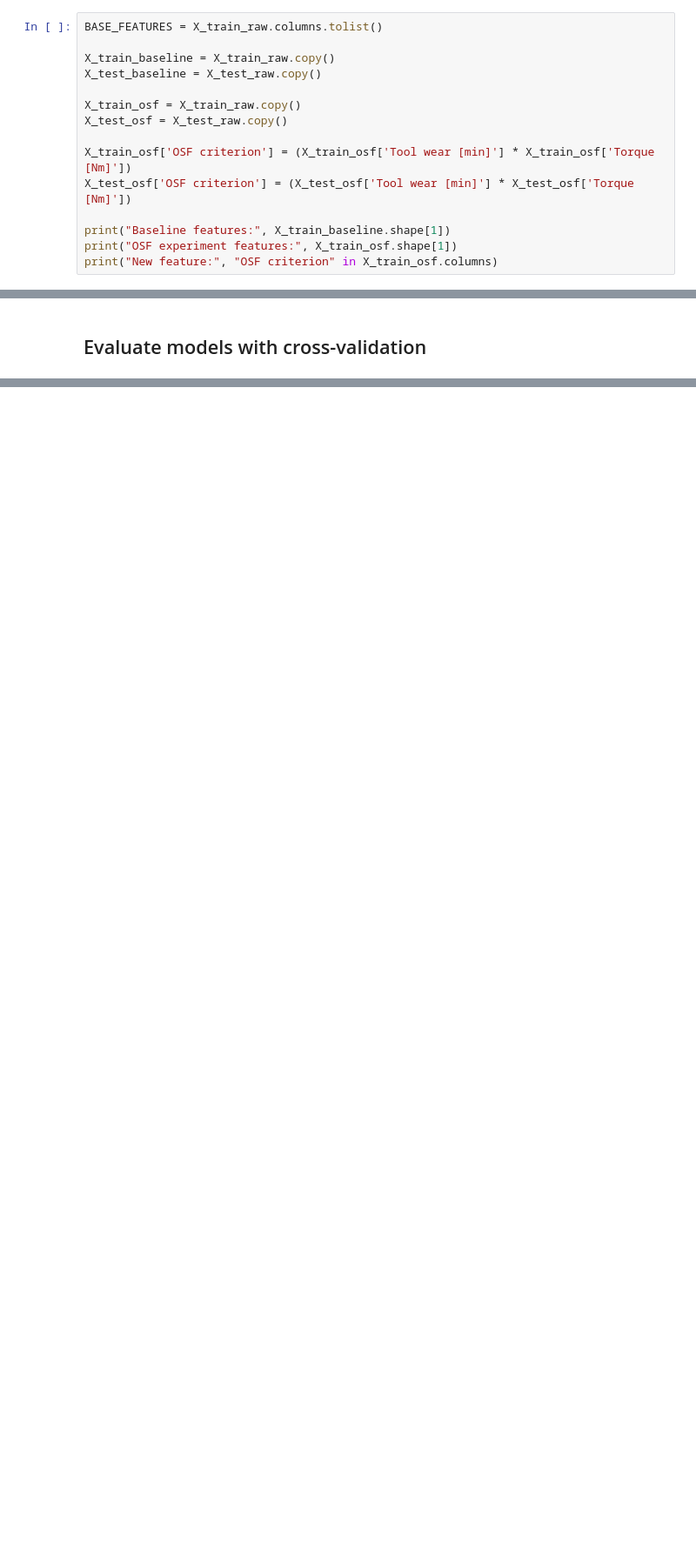
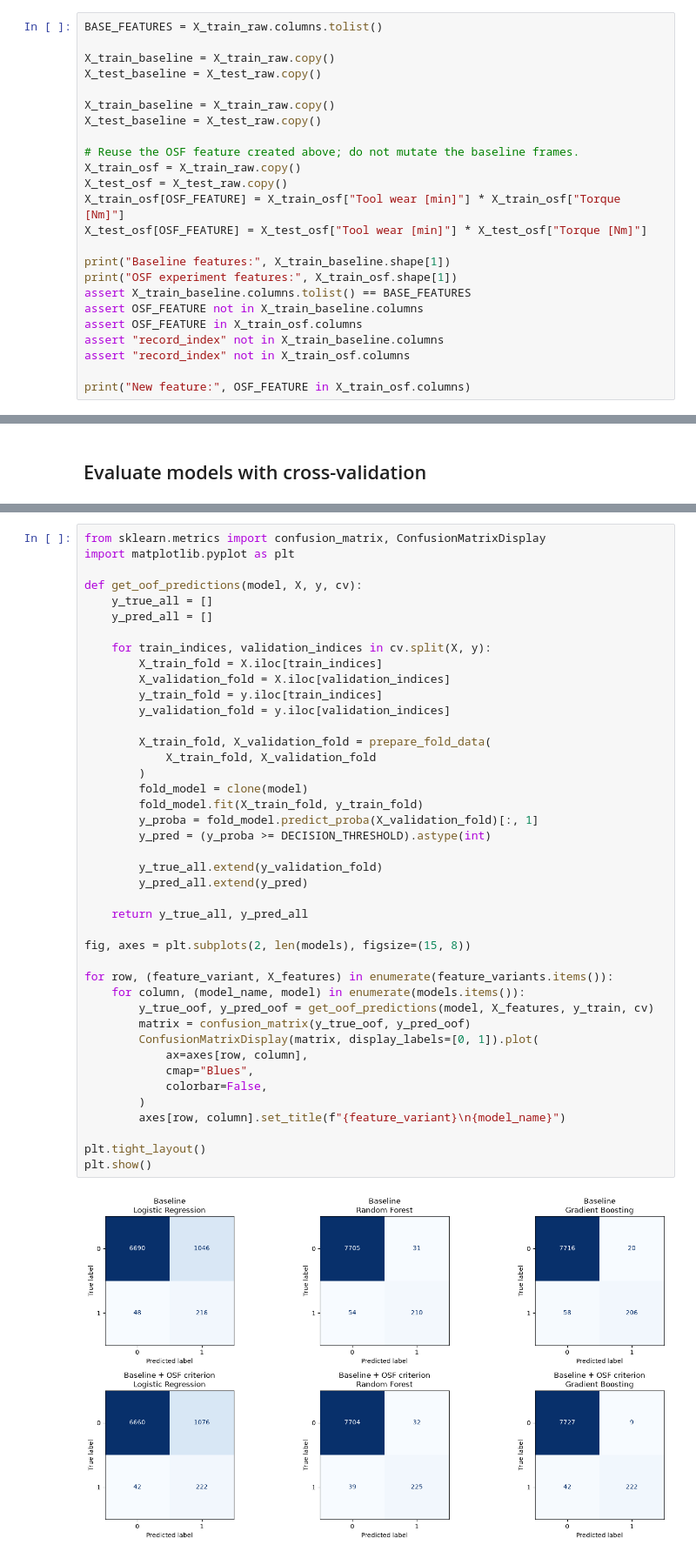
Before and after one commit to KacperKnapek/Machine-failure-prediction, a Jupyter notebook: notebooks/05_feature_experiment.ipynb, the cells around one changed output, grey strips where cells are left out. Shown at 87% size. Cells and saved outputs as stored; diff of their text form; blank space fills up the shorter version.

```diff
--- a/notebooks/05_feature_experiment.ipynb
+++ b/notebooks/05_feature_experiment.ipynb
@@ -77,15 +77,24 @@ BASE_FEATURES = X_train_raw.columns.tolist()
 X_train_baseline = X_train_raw.copy()
 X_test_baseline = X_test_raw.copy()
 
+X_train_baseline = X_train_raw.copy()
+X_test_baseline = X_test_raw.copy()
+
+# Reuse the OSF feature created above; do not mutate the baseline frames.
 X_train_osf = X_train_raw.copy()
 X_test_osf = X_test_raw.copy()
-
-X_train_osf['OSF criterion'] = (X_train_osf['Tool wear [min]'] * X_train_osf['Torque [Nm]'])
-X_test_osf['OSF criterion'] = (X_test_osf['Tool wear [min]'] * X_test_osf['Torque [Nm]'])
+X_train_osf[OSF_FEATURE] = X_train_osf["Tool wear [min]"] * X_train_osf["Torque [Nm]"]
+X_test_osf[OSF_FEATURE] = X_test_osf["Tool wear [min]"] * X_test_osf["Torque [Nm]"]
 
 print("Baseline features:", X_train_baseline.shape[1])
 print("OSF experiment features:", X_train_osf.shape[1])
-print("New feature:", "OSF criterion" in X_train_osf.columns)
+assert X_train_baseline.columns.tolist() == BASE_FEATURES
+assert OSF_FEATURE not in X_train_baseline.columns
+assert OSF_FEATURE in X_train_osf.columns
+assert "record_index" not in X_train_baseline.columns
+assert "record_index" not in X_train_osf.columns
+
+print("New feature:", OSF_FEATURE in X_train_osf.columns)
 # %% [output]
 Baseline features: 8
 OSF experiment features: 9
@@ -215,0 +264,44 @@ def evaluate_model_with_cv(model, X, y):
+# %%
+from sklearn.metrics import confusion_matrix, ConfusionMatrixDisplay
+import matplotlib.pyplot as plt
+
+def get_oof_predictions(model, X, y, cv):
+    y_true_all = []
+    y_pred_all = []
+
+    for train_indices, validation_indices in cv.split(X, y):
+        X_train_fold = X.iloc[train_indices]
+        X_validation_fold = X.iloc[validation_indices]
+        y_train_fold = y.iloc[train_indices]
+        y_validation_fold = y.iloc[validation_indices]
+
+        X_train_fold, X_validation_fold = prepare_fold_data(
+            X_train_fold, X_validation_fold
+        )
+        fold_model = clone(model)
+        fold_model.fit(X_train_fold, y_train_fold)
+        y_proba = fold_model.predict_proba(X_validation_fold)[:, 1]
+        y_pred = (y_proba >= DECISION_THRESHOLD).astype(int)
+
+        y_true_all.extend(y_validation_fold)
+        y_pred_all.extend(y_pred)
+
+    return y_true_all, y_pred_all
+
+fig, axes = plt.subplots(2, len(models), figsize=(15, 8))
+
+for row, (feature_variant, X_features) in enumerate(feature_variants.items()):
+    for column, (model_name, model) in enumerate(models.items()):
+        y_true_oof, y_pred_oof = get_oof_predictions(model, X_features, y_train, cv)
+        matrix = confusion_matrix(y_true_oof, y_pred_oof)
+        ConfusionMatrixDisplay(matrix, display_labels=[0, 1]).plot(
+            ax=axes[row, column],
+            cmap="Blues",
+            colorbar=False,
+        )
+        axes[row, column].set_title(f"{feature_variant}\n{model_name}")
+
+plt.tight_layout()
+plt.show()
+# %% [output]
+[figure, added]
```
Also changed, not shown: parts of 5 cells of this notebook.
